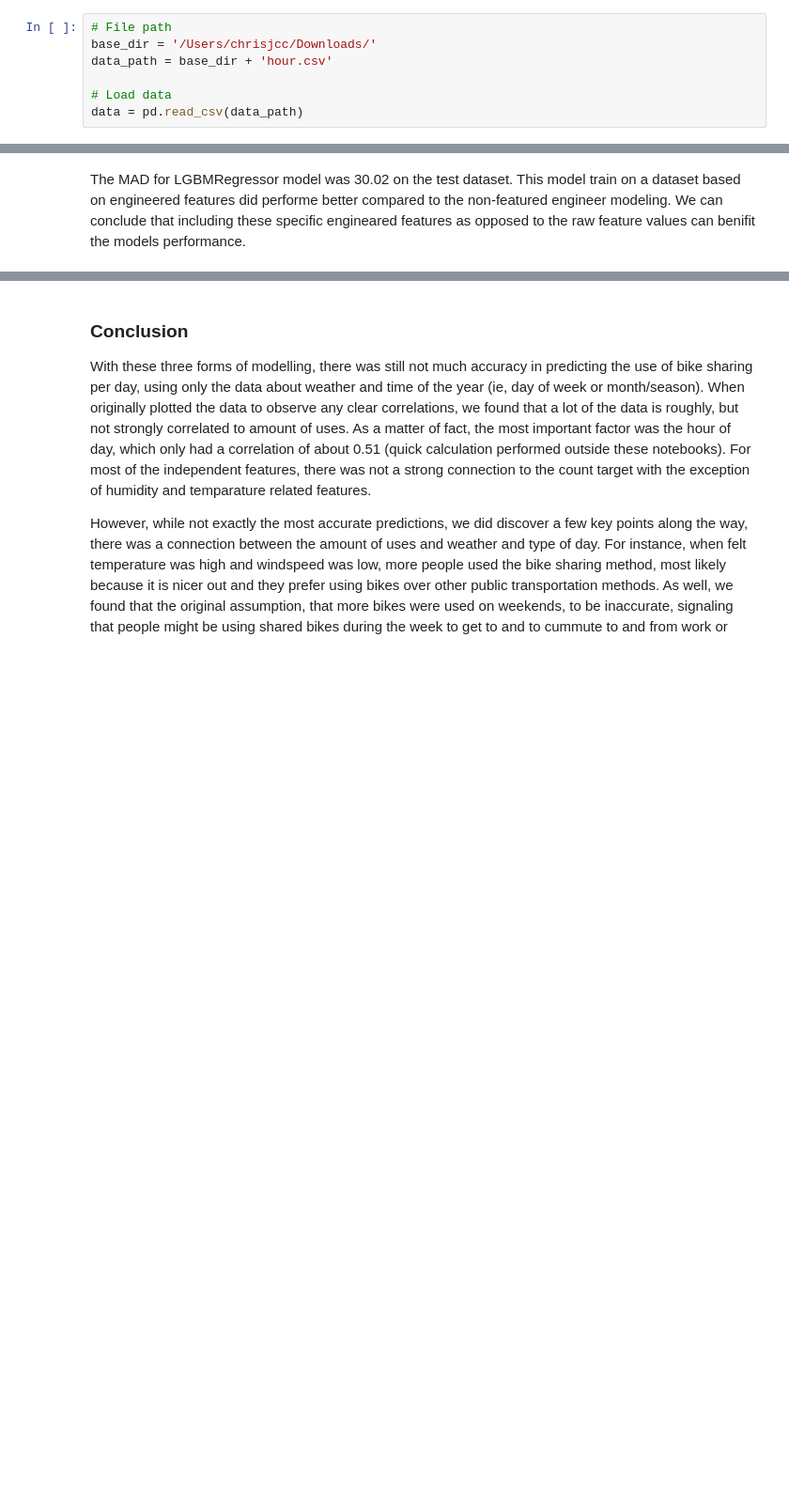
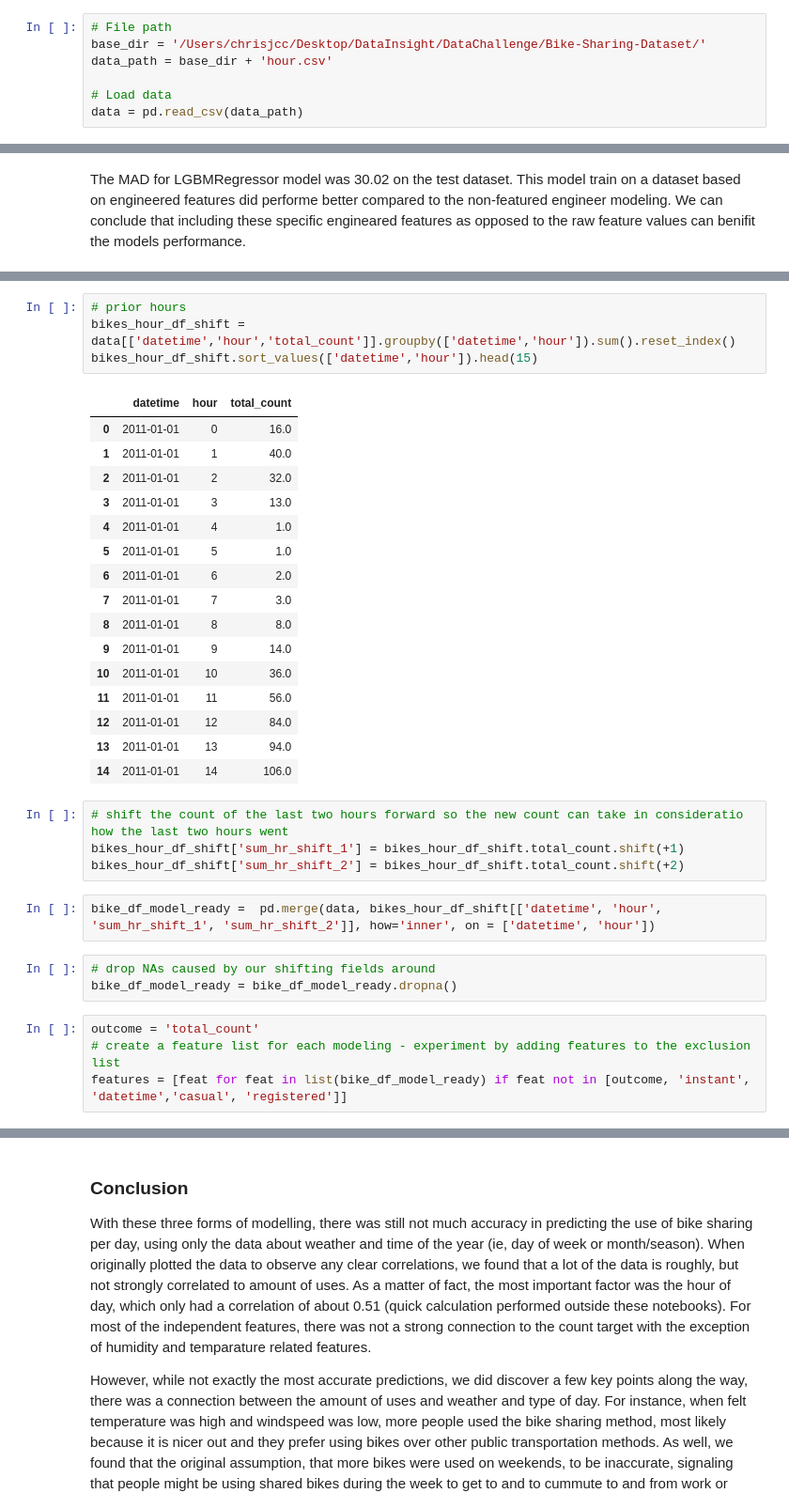
Before and after one commit to chrisjcc/DataInsight, a Jupyter notebook: examples/bike_sharing_data_challenge_model.ipynb, the cells around one changed output, grey strips where cells are left out. Shown at 94% size. Saved outputs shown, nothing was run; the diff lists cells and outputs as text; blank space fills up the shorter version.

Commit message:
Leveraging time-series by accounting for bike rentals over time as features

```diff
--- a/examples/bike_sharing_data_challenge_model.ipynb
+++ b/examples/bike_sharing_data_challenge_model.ipynb
@@ -64,7 +67,7 @@ from prettytable import PrettyTable
 np.random.seed(42)
 # %%
 # File path
-base_dir = '/Users/chrisjcc/Downloads/'
+base_dir = '/Users/chrisjcc/Desktop/DataInsight/DataChallenge/Bike-Sharing-Dataset/'
 data_path = base_dir + 'hour.csv'
 
 # Load data
@@ -749,0 +762,34 @@ The MAD for LGBMRegressor model was 30.02 on the test dataset. This model train
+# %%
+# prior hours
+bikes_hour_df_shift = data[['datetime','hour','total_count']].groupby(['datetime','hour']).sum().reset_index()
+bikes_hour_df_shift.sort_values(['datetime','hour']).head(15)
+# %% [output]
+|  | datetime | hour | total_count |
+| 0 | 2011-01-01 | 0 | 16.0 |
+| 1 | 2011-01-01 | 1 | 40.0 |
+| 2 | 2011-01-01 | 2 | 32.0 |
+| 3 | 2011-01-01 | 3 | 13.0 |
+| 4 | 2011-01-01 | 4 | 1.0 |
+| 5 | 2011-01-01 | 5 | 1.0 |
+| 6 | 2011-01-01 | 6 | 2.0 |
+| 7 | 2011-01-01 | 7 | 3.0 |
+| 8 | 2011-01-01 | 8 | 8.0 |
+| 9 | 2011-01-01 | 9 | 14.0 |
+| 10 | 2011-01-01 | 10 | 36.0 |
+| 11 | 2011-01-01 | 11 | 56.0 |
+| 12 | 2011-01-01 | 12 | 84.0 |
+| 13 | 2011-01-01 | 13 | 94.0 |
+| 14 | 2011-01-01 | 14 | 106.0 |
+# %%
+# shift the count of the last two hours forward so the new count can take in consideratio how the last two hours went
+bikes_hour_df_shift['sum_hr_shift_1'] = bikes_hour_df_shift.total_count.shift(+1)
+bikes_hour_df_shift['sum_hr_shift_2'] = bikes_hour_df_shift.total_count.shift(+2)
+# %%
+bike_df_model_ready =  pd.merge(data, bikes_hour_df_shift[['datetime', 'hour', 'sum_hr_shift_1', 'sum_hr_shift_2']], how='inner', on = ['datetime', 'hour'])
+# %%
+# drop NAs caused by our shifting fields around
+bike_df_model_ready = bike_df_model_ready.dropna()
+# %%
+outcome = 'total_count'
+# create a feature list for each modeling - experiment by adding features to the exclusion list
+features = [feat for feat in list(bike_df_model_ready) if feat not in [outcome, 'instant', 'datetime','casual', 'registered']]
```
Also changed, not shown: parts of 12 cells of this notebook.
